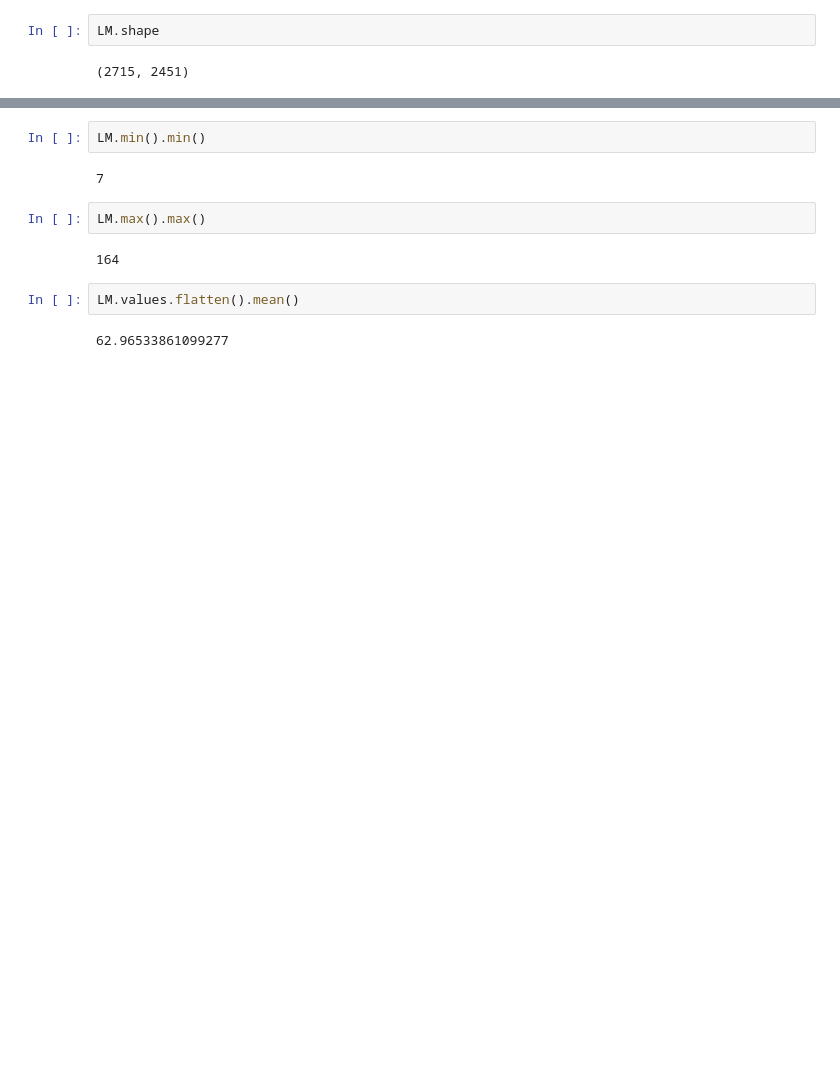
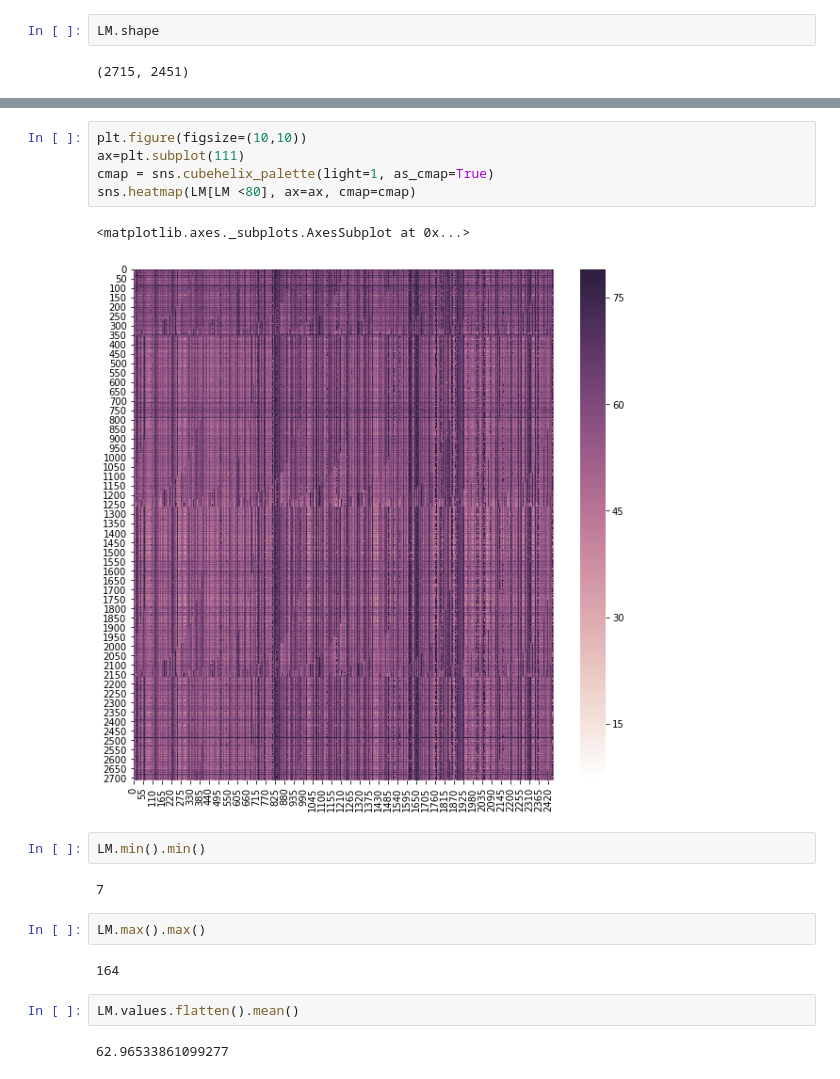
Before and after one commit to AkiraOkuno/Fake_News, a Jupyter notebook: Classification/NLP_TitleClassifier.ipynb, the cells around one changed output, grey strips where cells are left out. Saved outputs shown, nothing was run; the diff lists cells and outputs as text; blank space fills up the shorter version.

```diff
--- a/Classification/NLP_TitleClassifier.ipynb
+++ b/Classification/NLP_TitleClassifier.ipynb
@@ -865,3 +848,11 @@ sns.heatmap(LM, ax=ax)
+# %%
+plt.figure(figsize=(10,10))
+ax=plt.subplot(111)
+cmap = sns.cubehelix_palette(light=1, as_cmap=True)
+sns.heatmap(LM[LM <80], ax=ax, cmap=cmap)
+# %% [output]
+<matplotlib.axes._subplots.AxesSubplot at 0x...>
+[figure, added]
 # %%
 LM.min().min()
 # %% [output]
```
Also changed, not shown: parts of 4 cells of this notebook.
